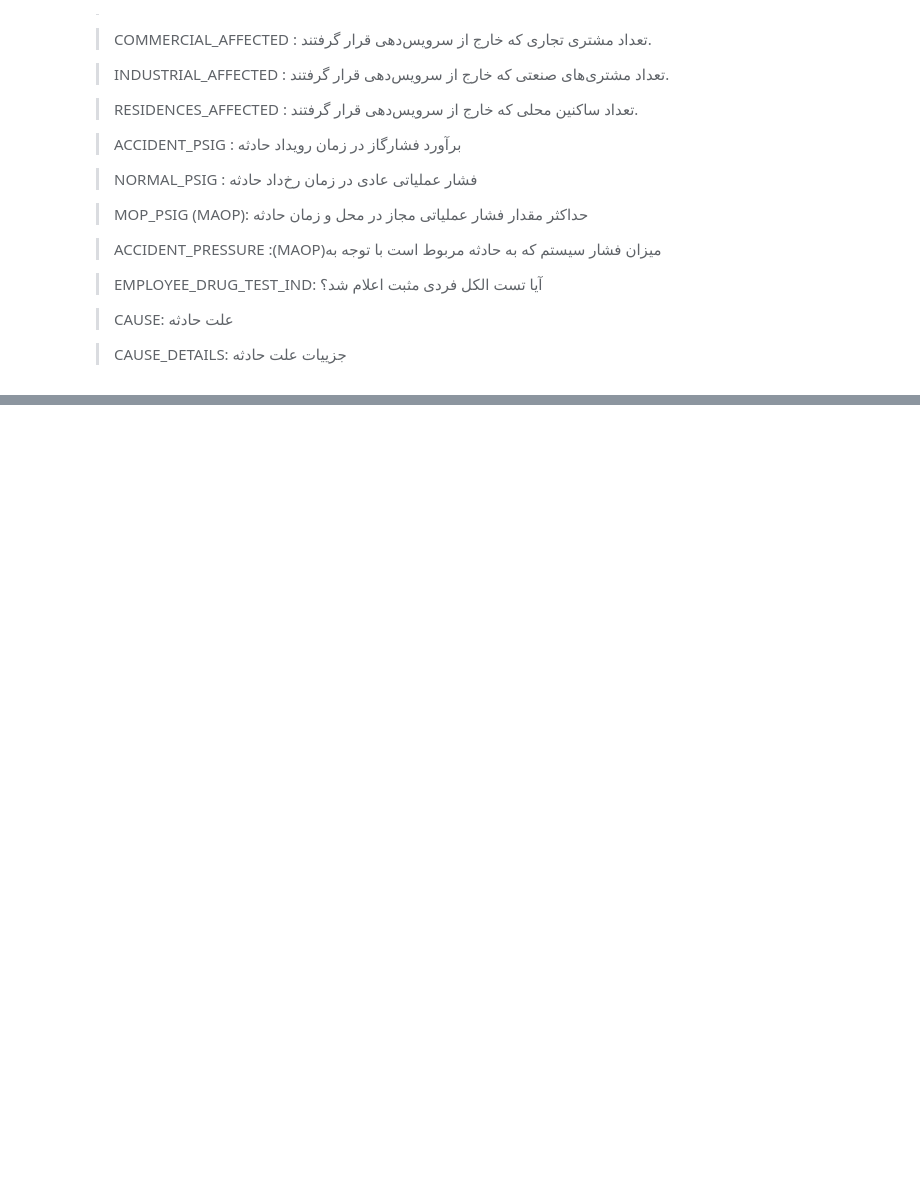
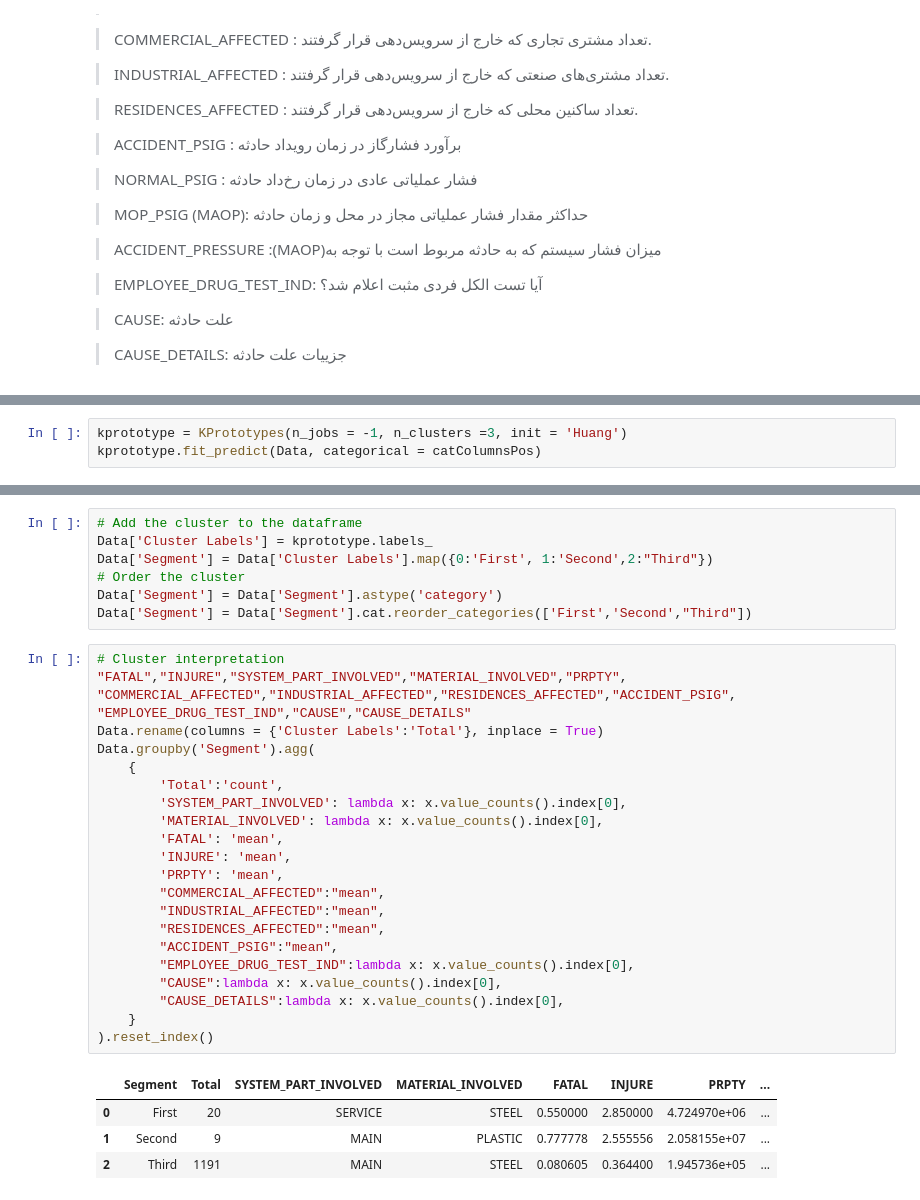
Before and after one commit to sheperd007/Predictive-maintenance-in-the-gas-industry, a Jupyter notebook: Gas Pipeline Distribution (PHMSA)/Hamid Jahani.ipynb, the cells around one changed output, grey strips where cells are left out. Drawn from its saved outputs; the diff is of its cells as text; blank space fills up the shorter version.

```diff
--- a/Gas Pipeline Distribution (PHMSA)/Hamid Jahani.ipynb
+++ b/Gas Pipeline Distribution (PHMSA)/Hamid Jahani.ipynb
@@ -209,0 +368,3 @@ Data
+# %%
+kprototype = KPrototypes(n_jobs = -1, n_clusters =3, init = 'Huang')
+kprototype.fit_predict(Data, categorical = catColumnsPos)
@@ -209,0 +388,35 @@ Data
+# %%
+# Add the cluster to the dataframe
+Data['Cluster Labels'] = kprototype.labels_
+Data['Segment'] = Data['Cluster Labels'].map({0:'First', 1:'Second',2:"Third"})
+# Order the cluster
+Data['Segment'] = Data['Segment'].astype('category')
+Data['Segment'] = Data['Segment'].cat.reorder_categories(['First','Second',"Third"])
+# %%
+# Cluster interpretation
+"FATAL","INJURE","SYSTEM_PART_INVOLVED","MATERIAL_INVOLVED","PRPTY",
+"COMMERCIAL_AFFECTED","INDUSTRIAL_AFFECTED","RESIDENCES_AFFECTED","ACCIDENT_PSIG",
+"EMPLOYEE_DRUG_TEST_IND","CAUSE","CAUSE_DETAILS"
+Data.rename(columns = {'Cluster Labels':'Total'}, inplace = True)
+Data.groupby('Segment').agg(
+    {
+        'Total':'count',
+        'SYSTEM_PART_INVOLVED': lambda x: x.value_counts().index[0],
+        'MATERIAL_INVOLVED': lambda x: x.value_counts().index[0],
+        'FATAL': 'mean',
+        'INJURE': 'mean',
+        'PRPTY': 'mean',
+        "COMMERCIAL_AFFECTED":"mean",
+        "INDUSTRIAL_AFFECTED":"mean",
+        "RESIDENCES_AFFECTED":"mean",
+        "ACCIDENT_PSIG":"mean",
+        "EMPLOYEE_DRUG_TEST_IND":lambda x: x.value_counts().index[0],
+        "CAUSE":lambda x: x.value_counts().index[0],
+        "CAUSE_DETAILS":lambda x: x.value_counts().index[0],
+    }
+).reset_index()
+# %% [output]
+|  | Segment | Total | SYSTEM_PART_INVOLVED | MATERIAL_INVOLVED | FATAL | INJURE | PRPTY | ... |
+| 0 | First | 20 | SERVICE | STEEL | 0.550000 | 2.850000 | 4.724970e+06 | ... |
+| 1 | Second | 9 | MAIN | PLASTIC | 0.777778 | 2.555556 | 2.058155e+07 | ... |
+| 2 | Third | 1191 | MAIN | STEEL | 0.080605 | 0.364400 | 1.945736e+05 | ... |
```
Also changed, not shown: parts of 16 cells of this notebook.
